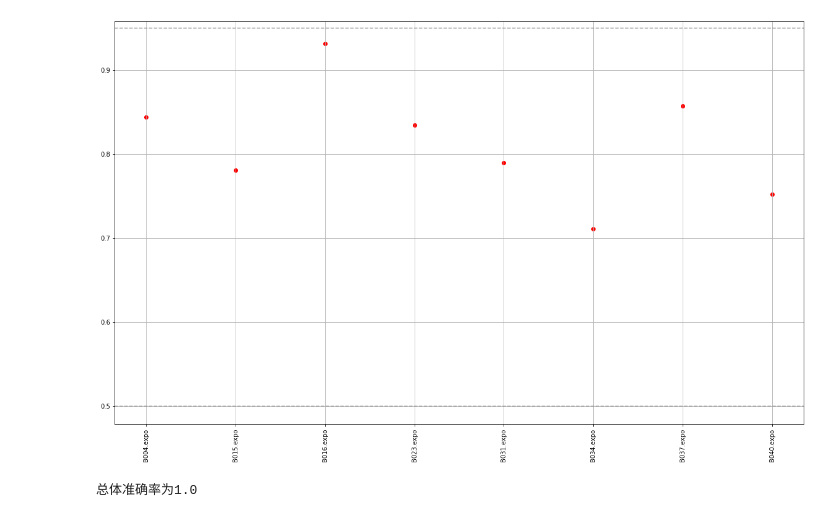
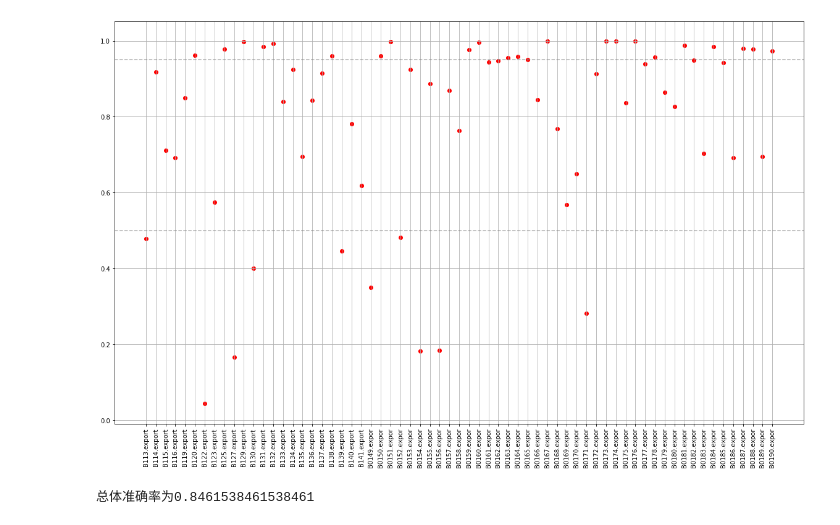
Before and after one commit to PyDarren/PLT_back, a Jupyter notebook: lung_cancer_classifier/new_strategy_marker.ipynb, the cells around one changed output. Drawn from its saved outputs; the diff is of its cells as text; code cells hidden in the pictures.

```diff
--- a/lung_cancer_classifier/new_strategy_marker.ipynb
+++ b/lung_cancer_classifier/new_strategy_marker.ipynb
@@ -195,13 +195,13 @@ pre_test_all = final_model(test_all)
+# %%
+test_all = pd.read_excel(path + 'lung_marker_test.xlsx').loc[:, selected_marker]
+test_all.iloc[:, 1:-1] = test_all.iloc[:, 1:-1].multiply(100)
+test_all.iloc[:, 1:-1] = stdsc.transform(test_all.iloc[:, 1:-1])
+test_all = test_all.loc[:, select_subsets]
+pre_test_all = final_model(test_all)
+# %% [output]
+[figure, added]
+总体准确率为0.8461538461538461
 # %%
 # pre_train = final_model(train_df_raw.loc[:, select_subsets])
 # %%
 # pre_test = final_model(test_df.loc[:, select_subsets])
-# %%
-benign_new = pd.read_excel(path + 'rawdata/marker_benign.xlsx').loc[:, selected_marker]
-benign_new.iloc[:, 1:-1] = benign_new.iloc[:, 1:-1].multiply(100)
-benign_new.iloc[:, 1:-1] = stdsc.transform(benign_new.iloc[:, 1:-1])
-benign_new = benign_new.loc[:, select_subsets]
-pre_benign_new = final_model(benign_new)
-# %% [output]
-[figure, removed]
-总体准确率为1.0
```
Also changed, not shown: parts of 11 cells of this notebook.
